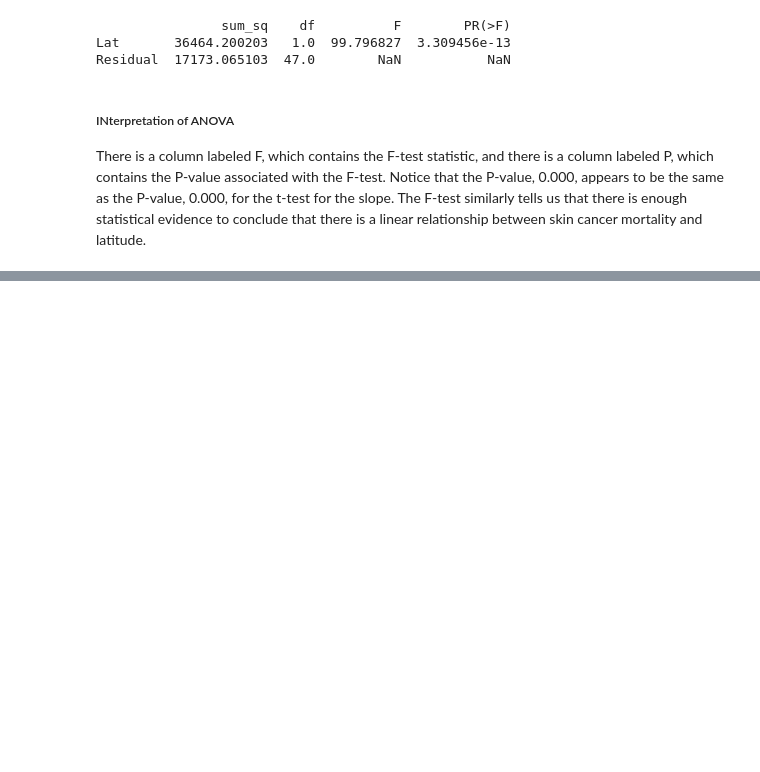
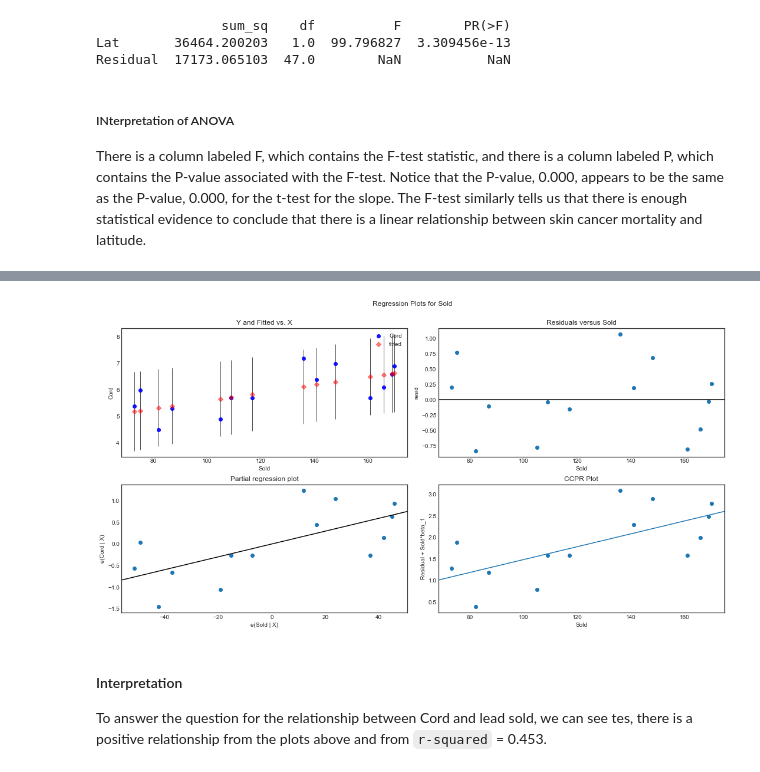
Before and after one commit to naivelogic/Machine_Learning_Notebooks, a Jupyter notebook: Data_Science/Stats Foundation/Regression Methods/[lab] PennState Regression.ipynb, the cells around one changed output, grey strips where cells are left out. Saved outputs shown, nothing was run; the diff lists cells and outputs as text; code cells hidden in the pictures; blank space fills up the shorter version.

```diff
--- a/Data_Science/Stats Foundation/Regression Methods/[lab] PennState Regression.ipynb
+++ b/Data_Science/Stats Foundation/Regression Methods/[lab] PennState Regression.ipynb
@@ -385,0 +422,4 @@ Residual  8.0   597.385952    74.673244        NaN       NaN
+# %%
+#create fitted model
+lead_model = smf.ols(formula='Cord ~ Sold', data = lead).fit()
+print(lead_model.summary())
@@ -385,0 +465,8 @@ Residual  8.0   597.385952    74.673244        NaN       NaN
+# %%
+fig = plt.figure(figsize = (15,8))
+fig = sm.graphics.plot_regress_exog(lead_model, "Sold", fig=fig)
+# %% [output]
+[figure, added]
+# %% [markdown]
+#### Interpretation
+To answer the question for the relationship between Cord and lead sold, we can see tes, there is a positive relationship from the plots above and from `r-squared` = 0.453.
```
Also changed, not shown: parts of 32 cells of this notebook.
